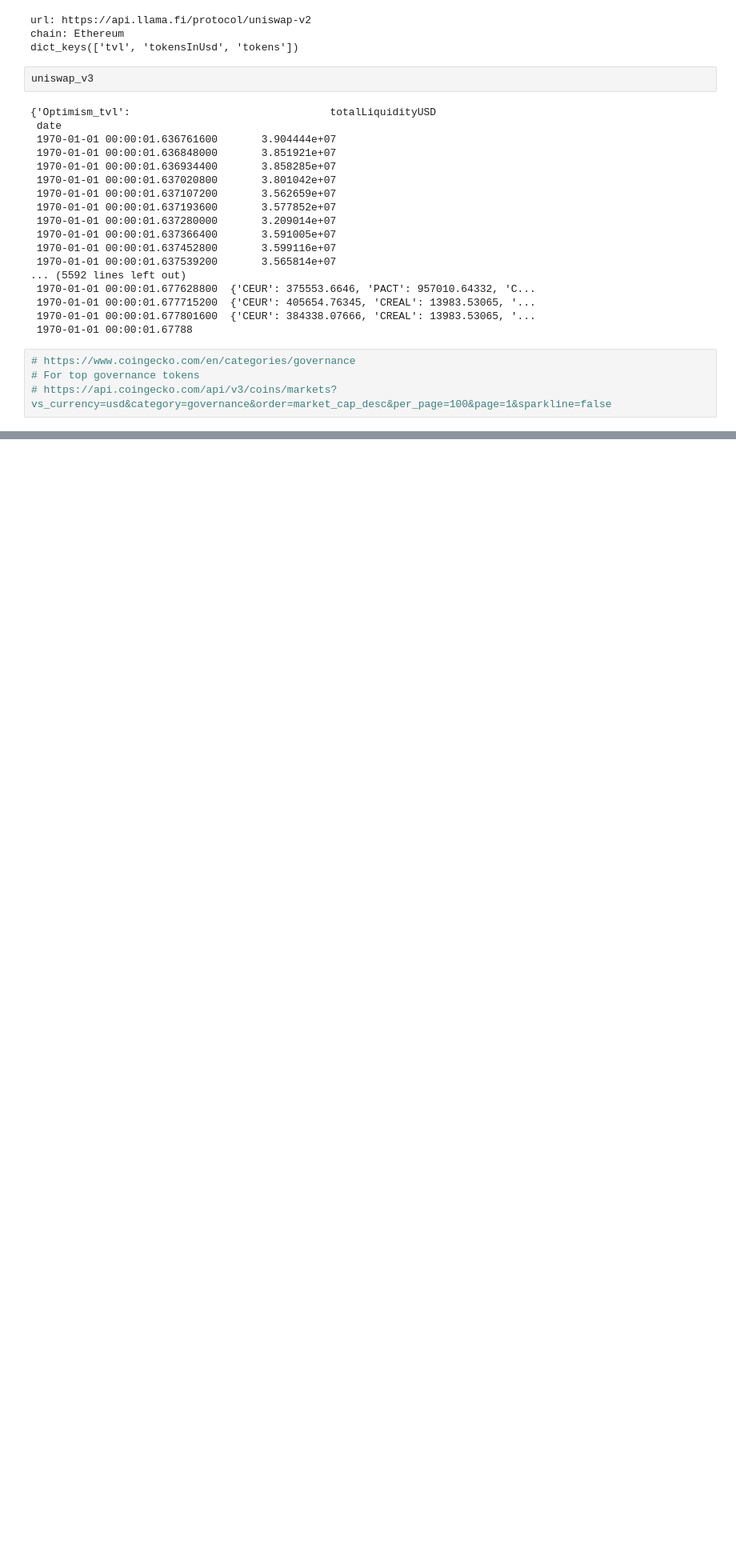
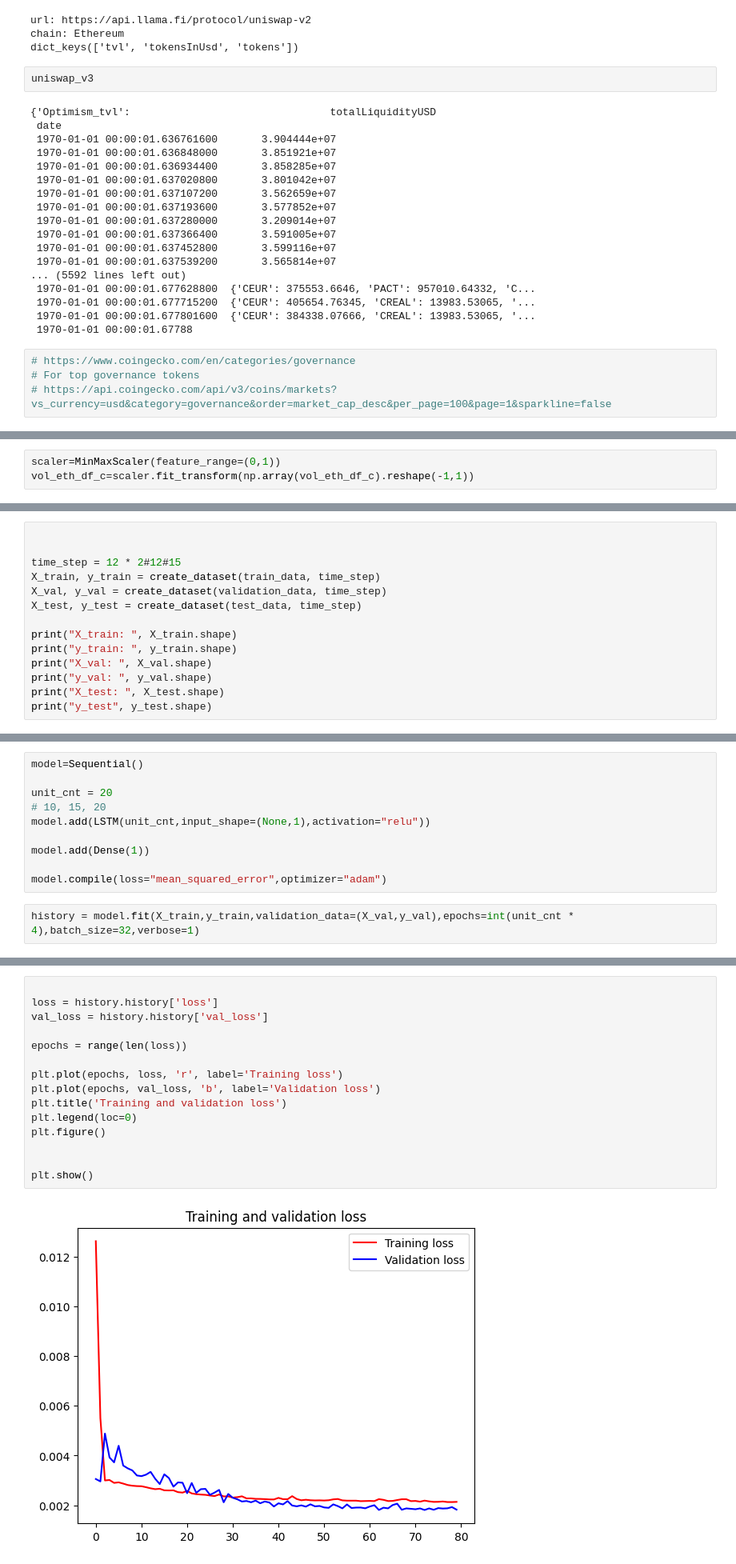
Before and after one commit to hjunleon/OCEAN_liquidity, a Jupyter notebook: experimenting/TryingDefilama.ipynb, the cells around one changed output, grey strips where cells are left out. Shown at 80% size. Drawn from its saved outputs; the diff is of its cells as text; blank space fills up the shorter version.

Commit message:
Some modelling done

```diff
--- a/experimenting/TryingDefilama.ipynb
+++ b/experimenting/TryingDefilama.ipynb
@@ -163,0 +341,3 @@ uniswap_v3
+# %%
+scaler=MinMaxScaler(feature_range=(0,1))
+vol_eth_df_c=scaler.fit_transform(np.array(vol_eth_df_c).reshape(-1,1))
@@ -163,0 +372,14 @@ uniswap_v3
+# %%
+
+
+time_step = 12 * 2#12#15
+X_train, y_train = create_dataset(train_data, time_step)
+X_val, y_val = create_dataset(validation_data, time_step)
+X_test, y_test = create_dataset(test_data, time_step)
+
+print("X_train: ", X_train.shape)
+print("y_train: ", y_train.shape)
+print("X_val: ", X_val.shape)
+print("y_val: ", y_val.shape)
+print("X_test: ", X_test.shape)
+print("y_test", y_test.shape)
@@ -163,0 +393,12 @@ uniswap_v3
+# %%
+model=Sequential()
+
+unit_cnt = 20
+# 10, 15, 20
+model.add(LSTM(unit_cnt,input_shape=(None,1),activation="relu"))
+
+model.add(Dense(1))
+
+model.compile(loss="mean_squared_error",optimizer="adam")
+# %%
+history = model.fit(X_train,y_train,validation_data=(X_val,y_val),epochs=int(unit_cnt * 4),batch_size=32,verbose=1)
@@ -163,0 +423,17 @@ uniswap_v3
+# %%
+
+loss = history.history['loss']
+val_loss = history.history['val_loss']
+
+epochs = range(len(loss))
+
+plt.plot(epochs, loss, 'r', label='Training loss')
+plt.plot(epochs, val_loss, 'b', label='Validation loss')
+plt.title('Training and validation loss')
+plt.legend(loc=0)
+plt.figure()
+
+
+plt.show()
+# %% [output]
+[figure, added]
```
Also changed, not shown: parts of 42 cells of this notebook, 4 other files.
